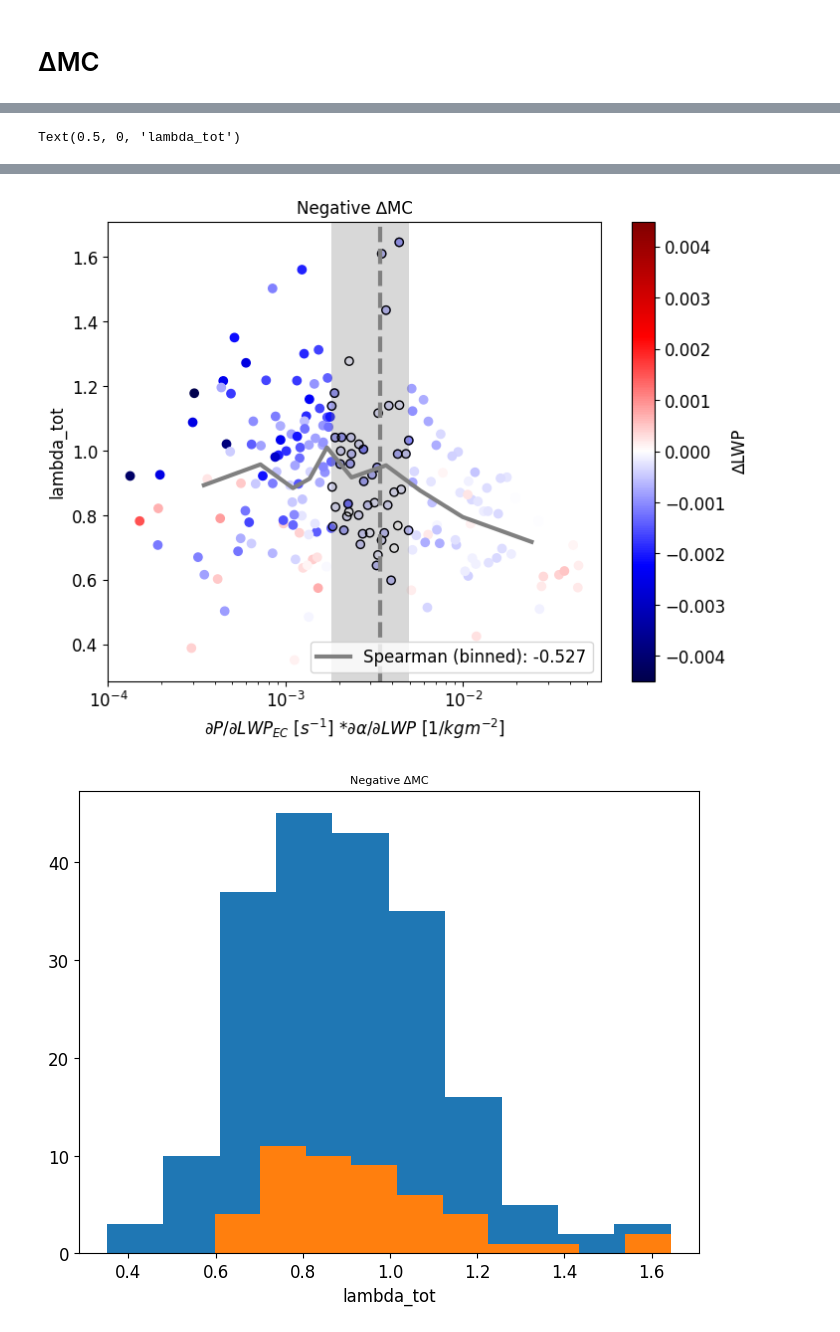
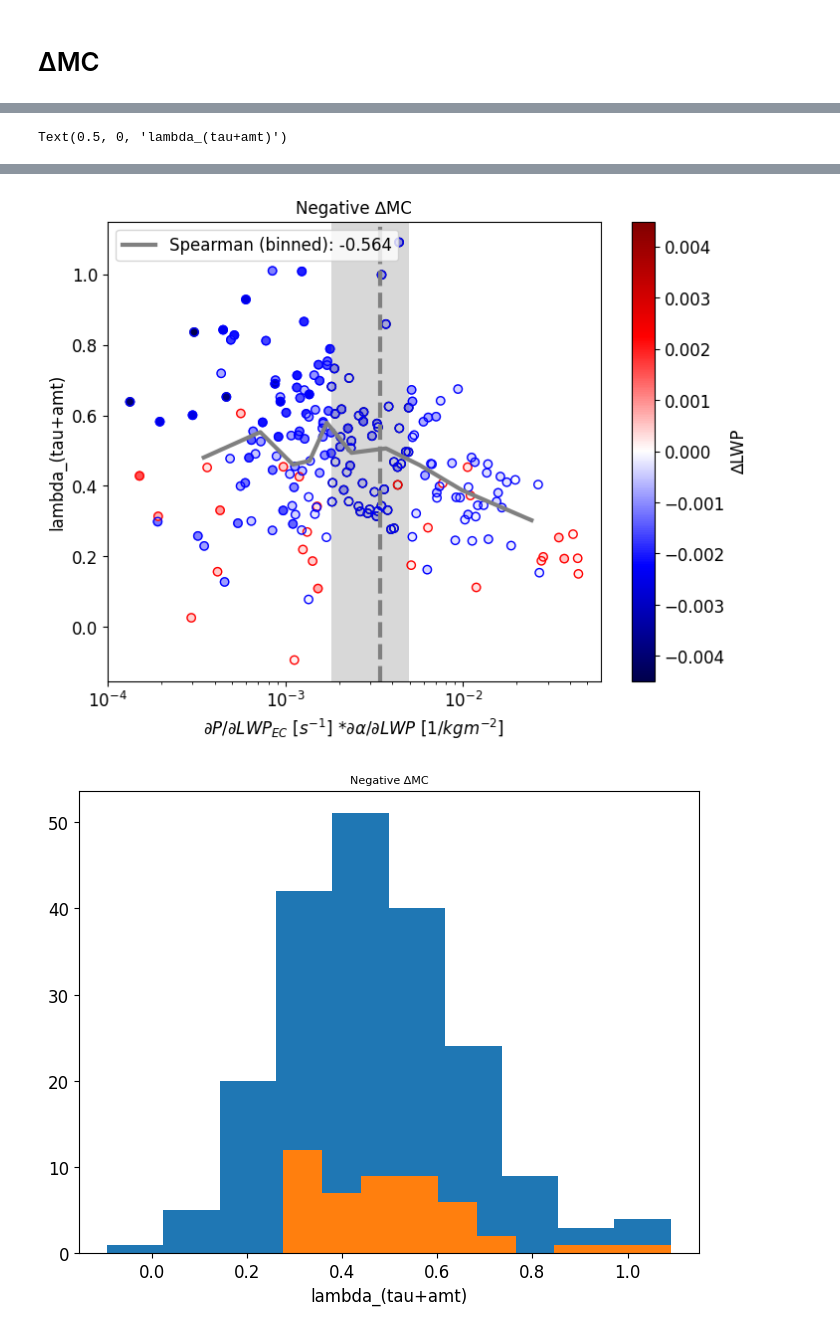
Before and after one commit to wgh-private/globalFB_precipeff, a Jupyter notebook: constraint_MC_regimes_function.ipynb, the cells around one changed output, grey strips where cells are left out. Drawn from its saved outputs; the diff is of its cells as text; code cells hidden in the pictures.

Commit message:
after coloring by parameters

```diff
--- a/constraint_MC_regimes_function.ipynb
+++ b/constraint_MC_regimes_function.ipynb
@@ -1040,21 +1406,21 @@ color_by, color_by_nm = [dLWP_g, '∆LWP']
 region_dic = {
     'global' : [0, 90]
 }
-# SWcld_tau_amt = trav_fbvar('SWcld_tau', region_dic)['global']  + trav_fbvar('SWcld_amt', region_dic)['global']
+SWcld_tau_amt = trav_fbvar('SWcld_tau', region_dic)['global']  + trav_fbvar('SWcld_amt', region_dic)['global']
+SWcld_tau_amt = SWcld_tau_amt.sel(runs=common_members)
+SWcld_tau_amt = SWcld_tau_amt.transpose('runs', 'lat', 'lon')
+LWcld_tau_amt = trav_fbvar('LWcld_amt', region_dic)['global'] + trav_fbvar('LWcld_tau', region_dic)['global']
+LWcld_tau_amt = LWcld_tau_amt.sel(runs=common_members)
+LWcld_tau_amt = LWcld_tau_amt.transpose('runs', 'lat', 'lon')
+totcld_tau_amt, totcld_tau_amt_nm = [SWcld_tau_amt+LWcld_tau_amt, 'lambda_(tau+amt)']
+
+# SWcld_tau_amt = trav_fbvar('SWcld_tot', region_dic)['global']
 # SWcld_tau_amt = SWcld_tau_amt.sel(runs=common_members)
 # SWcld_tau_amt = SWcld_tau_amt.transpose('runs', 'lat', 'lon')
-# LWcld_tau_amt = trav_fbvar('LWcld_amt', region_dic)['global'] + trav_fbvar('LWcld_tau', region_dic)['global']
+# LWcld_tau_amt = trav_fbvar('LWcld_tot', region_dic)['global']
 # LWcld_tau_amt = LWcld_tau_amt.sel(runs=common_members)
 # LWcld_tau_amt = LWcld_tau_amt.transpose('runs', 'lat', 'lon')
-# totcld_tau_amt, totcld_tau_amt_nm = [SWcld_tau_amt+LWcld_tau_amt, 'lambda_(tau+amt)']
-
-SWcld_tau_amt = trav_fbvar('SWcld_tot', region_dic)['global']
-SWcld_tau_amt = SWcld_tau_amt.sel(runs=common_members)
-SWcld_tau_amt = SWcld_tau_amt.transpose('runs', 'lat', 'lon')
-LWcld_tau_amt = trav_fbvar('LWcld_tot', region_dic)['global']
-LWcld_tau_amt = LWcld_tau_amt.sel(runs=common_members)
-LWcld_tau_amt = LWcld_tau_amt.transpose('runs', 'lat', 'lon')
-totcld_tau_amt, totcld_tau_amt_nm = [SWcld_tau_amt+LWcld_tau_amt, 'lambda_tot']
+# totcld_tau_amt, totcld_tau_amt_nm = [SWcld_tau_amt+LWcld_tau_amt, 'lambda_tot']
 
 PPE_constrained, constrained_positive, cf_mean_positive, X_pe, Y_scatter, C_scatter, reg_mask = neg_correlation(
     give_var, give_var_nm,
@@ -1134,6 +1500,34 @@ plt.scatter(
     facecolors='none',
     edgecolors='black'
 )
+
+# get parameter values for each ensemle
+fpath = '/glade/campaign/cgd/projects/ppe/cam_ppe/rerun_PPE_250/parameter_262_w_control.nc'#parameter_250_w_control.nc'
+data_param = xr.open_dataset(fpath)
+param_name = list(data_param.keys())
+
+
+# Masks
+pos_mask = C_scatter > 0
+neg_mask = C_scatter < 0
+# Positive values → red unfilled circles
+plt.scatter(
+    X_scatter[pos_mask],
+    Y_scatter[pos_mask],
+    facecolors='none',
+    edgecolors='red',
+    marker='o'
+)
+
+# Negative values → blue unfilled circles
+plt.scatter(
+    X_scatter[neg_mask],
+    Y_scatter[neg_mask],
+    facecolors='none',
+    edgecolors='blue',
+    marker='o'
+)
+
 plt.xscale('log')
 # plt.savefig(
 #     f'{fig_dir}lamcld_ecpe_{color_by_nm}_inPOS{give_var_nm}.png',
@@ -1157,5 +1551,5 @@ array(0.94482853)
 efficiency_product = <xarray.DataArray 'meanfit' ()>
 array(0.00339603) +/- <xarray.DataArray 'meanfit' ()>
 array(0.00157943)
-Text(0.5, 0, 'lambda_tot')
+Text(0.5, 0, 'lambda_(tau+amt)')
 [figure]
@@ -1163,8 +1557,8 @@ Text(0.5, 0, 'lambda_tot')
 [figure]
 [figure]
 [figure]
-[figure, old version]
+[figure, new version]
-[figure, old version]
+[figure, new version]
 # %%
 # give_var, give_var_nm = [dPE, '∆MC']
 # color_by, color_by_nm = [dLWP_g, '∆LWP']
```
Also changed, not shown: parts of 6 cells of this notebook.
